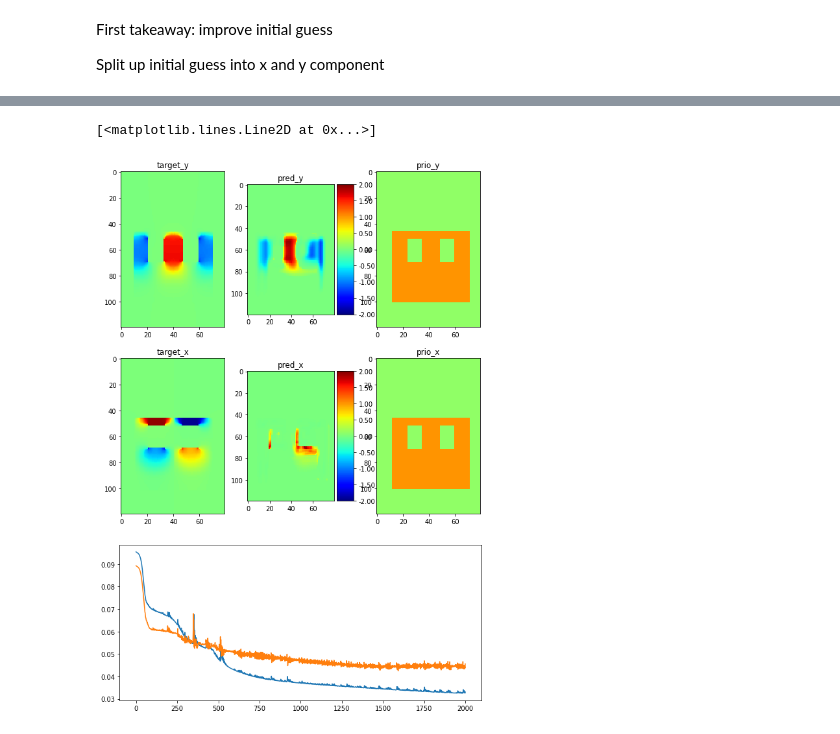
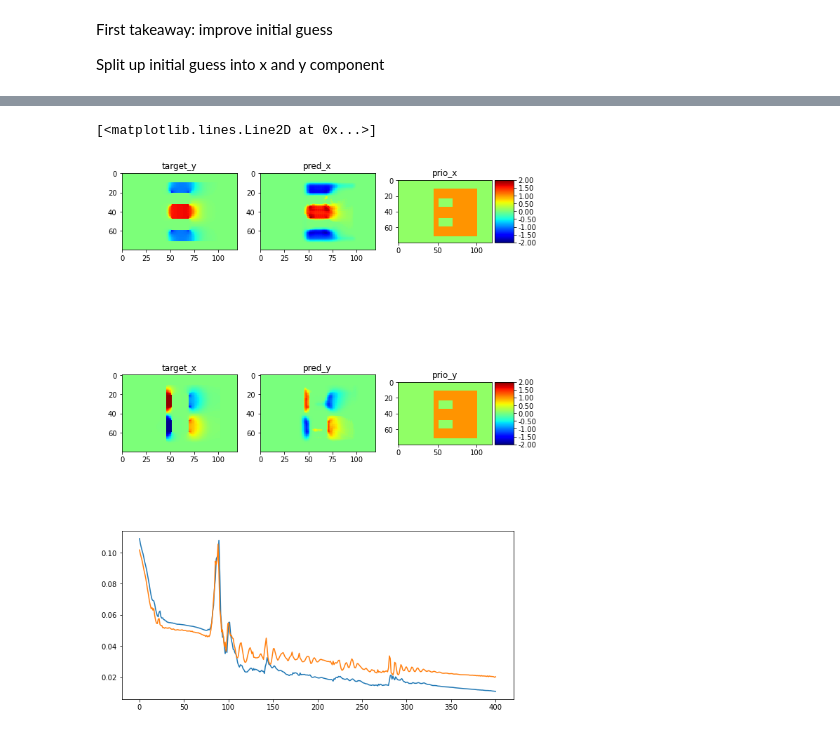
Before and after one commit to FlorianStummer/MaxAndFlorian, a Jupyter notebook: Unet/training_notebook.ipynb, the cells around one changed output, grey strips where cells are left out. Saved outputs shown, nothing was run; the diff lists cells and outputs as text; code cells hidden in the pictures.

```diff
--- a/Unet/training_notebook.ipynb
+++ b/Unet/training_notebook.ipynb
@@ -24,8 +27,8 @@ from Unet_MaxProkop import UNet
 from Trainer import Trainer
 # %%
 
-train_set = MagnetDataset("../Stage_magnet", (0,0.60),maximum_elements=8)
-val_set = MagnetDataset("../Stage_magnet", (0.60,0.80),maximum_elements=8)
+train_set = MagnetDataset("../../Stage_magnet", (0,0.60),maximum_elements=8)
+val_set = MagnetDataset("../../Stage_magnet", (0.60,0.80),maximum_elements=8)
 
 train_loader = DataLoader(train_set,batch_size=8)
 val_loader = DataLoader(val_set,batch_size=8)
@@ -56,4 +59,14 @@ First takeaway: improve initial guess
 Split up initial guess into x and y component
 # %%
 #Create model
-model = UNet(in_channels=3,out_channels=2,depth=2)
+model = UNet(in_channels=4,out_channels=2,depth=2)
+# %%
+# Select device
+if torch.cuda.is_available():
+    device = 'cuda'
+elif torch.has_mps:
+    device = 'mps'
+else:
+    device = 'cpu'
+
+print(device)
@@ -66,7 +81,7 @@ trainer_parameters = {
         "lr":5e-4
     },
     "loss_fun":nn.MSELoss,
-    "device":torch.device('cpu'),
+    "device":torch.device(device),
     "model":model,
     "train_dataloader":train_loader,
     "val_dataloader":val_loader,
@@ -106,43 +120,44 @@ fig, axes = plt.subplots(3,3,figsize=(10,15))
 
 gs = axes[2, 0].get_gridspec()
 axes[2,0].remove()
 axes[2,1].remove()
 axes[2,2].remove()
 axbig = fig.add_subplot(gs[2, 0:])
 
-im0 = axes[0][0].imshow(y[0,:,:],vmin=-2, vmax=2, cmap='jet',interpolation='none')
+im0 = axes[0][0].imshow(y[0,:,:].T,vmin=-2, vmax=2, cmap='jet',interpolation='none')
 axes[0][0].set_title("target_y")
-im1 = axes[1][0].imshow(y[1,:,:],vmin=-2, vmax=2, cmap='jet',interpolation='none')
+im1 = axes[1][0].imshow(y[1,:,:].T,vmin=-2, vmax=2, cmap='jet',interpolation='none')
 axes[1][0].set_title("target_x")
 
+model.to('cpu')
 prediction = model(torch.tensor(x).unsqueeze(0).float()).squeeze().detach().numpy()
 
-im2 = axes[0][1].imshow(prediction[0,:,:],vmin=-2, vmax=2, cmap='jet',interpolation='none')
-axes[0][1].set_title("pred_y")
-im3 = axes[1][1].imshow(prediction[1,:,:],vmin=-2, vmax=2, cmap='jet',interpolation='none')
-axes[1][1].set_title("pred_x")
+im2 = axes[0][1].imshow(prediction[0,:,:].T,vmin=-2, vmax=2, cmap='jet',interpolation='none')
+axes[0][1].set_title("pred_x")
+im3 = axes[1][1].imshow(prediction[1,:,:].T,vmin=-2, vmax=2, cmap='jet',interpolation='none')
+axes[1][1].set_title("pred_y")
 
 material_stack = torch.stack([torch.tensor(x)[0,:,:],torch.tensor(x)[0,:,:]],0)
 priority_mask = torch.max(torch.ones_like(torch.tensor(y))*0.1,material_stack)
 
 
-im2 = axes[0][2].imshow(priority_mask[0,:,:],vmin=-2, vmax=2, cmap='jet',interpolation='none')
-axes[0][2].set_title("prio_y")
-im3 = axes[1][2].imshow(priority_mask[1,:,:],vmin=-2, vmax=2, cmap='jet',interpolation='none')
-axes[1][2].set_title("prio_x")
+im2 = axes[0][2].imshow(priority_mask[0,:,:].T,vmin=-2, vmax=2, cmap='jet',interpolation='none')
+axes[0][2].set_title("prio_x")
+im3 = axes[1][2].imshow(priority_mask[1,:,:].T,vmin=-2, vmax=2, cmap='jet',interpolation='none')
+axes[1][2].set_title("prio_y")
 
-divider = make_axes_locatable(axes[0][1])
+divider = make_axes_locatable(axes[0][2])
 cax = divider.append_axes("right", size="20%", pad=0.05)
 cbar = plt.colorbar(im1, cax=cax, ticks=MultipleLocator(0.5), format="%.2f")
 
-divider = make_axes_locatable(axes[1][1])
+divider = make_axes_locatable(axes[1][2])
 cax = divider.append_axes("right", size="20%", pad=0.05)
 cbar = plt.colorbar(im3, cax=cax, ticks=MultipleLocator(0.5), format="%.2f")
 
 
 x = np.linspace(0, trainer_parameters["num_epochs"], trainer_parameters["num_epochs"])
 axbig.plot(x, train_hist)
 axbig.plot(x, val_hist)
 # %% [output]
 [<matplotlib.lines.Line2D at 0x...>]
-[figure, old version]
+[figure, new version]
```
Also changed, not shown: parts of 5 cells of this notebook, 1 other file.
